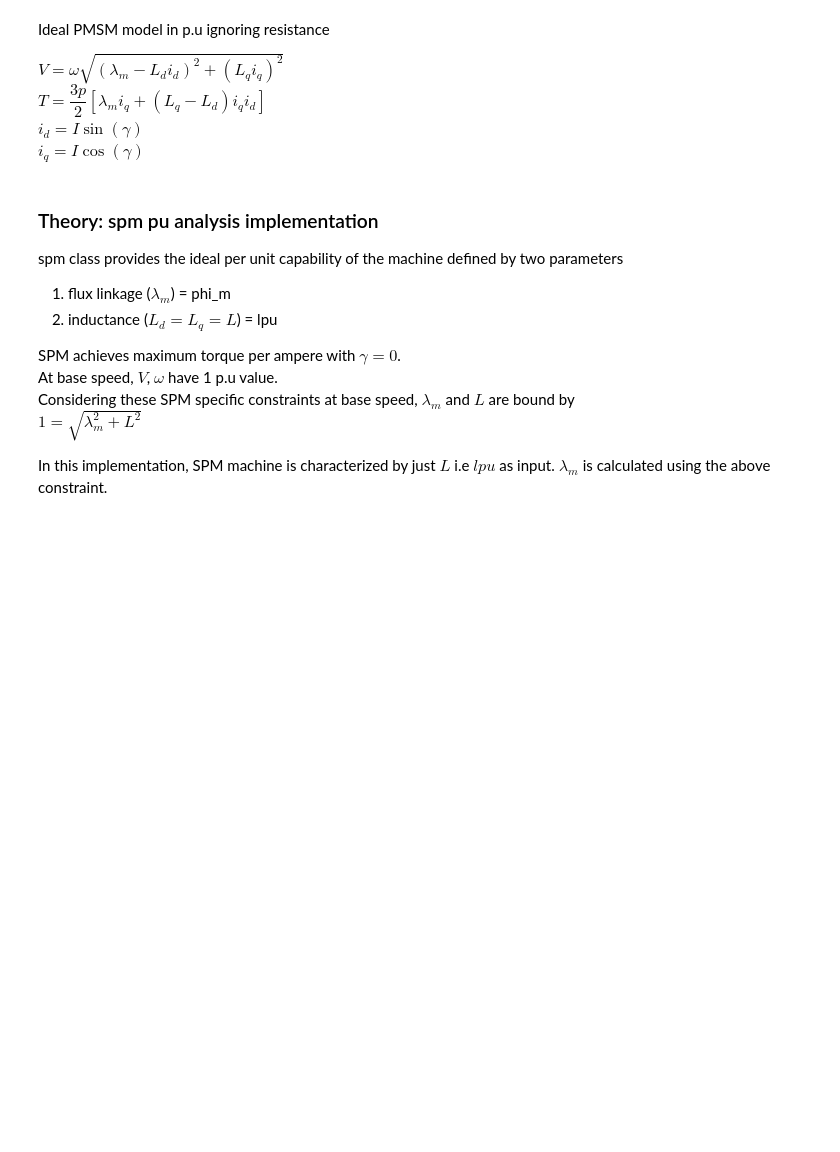
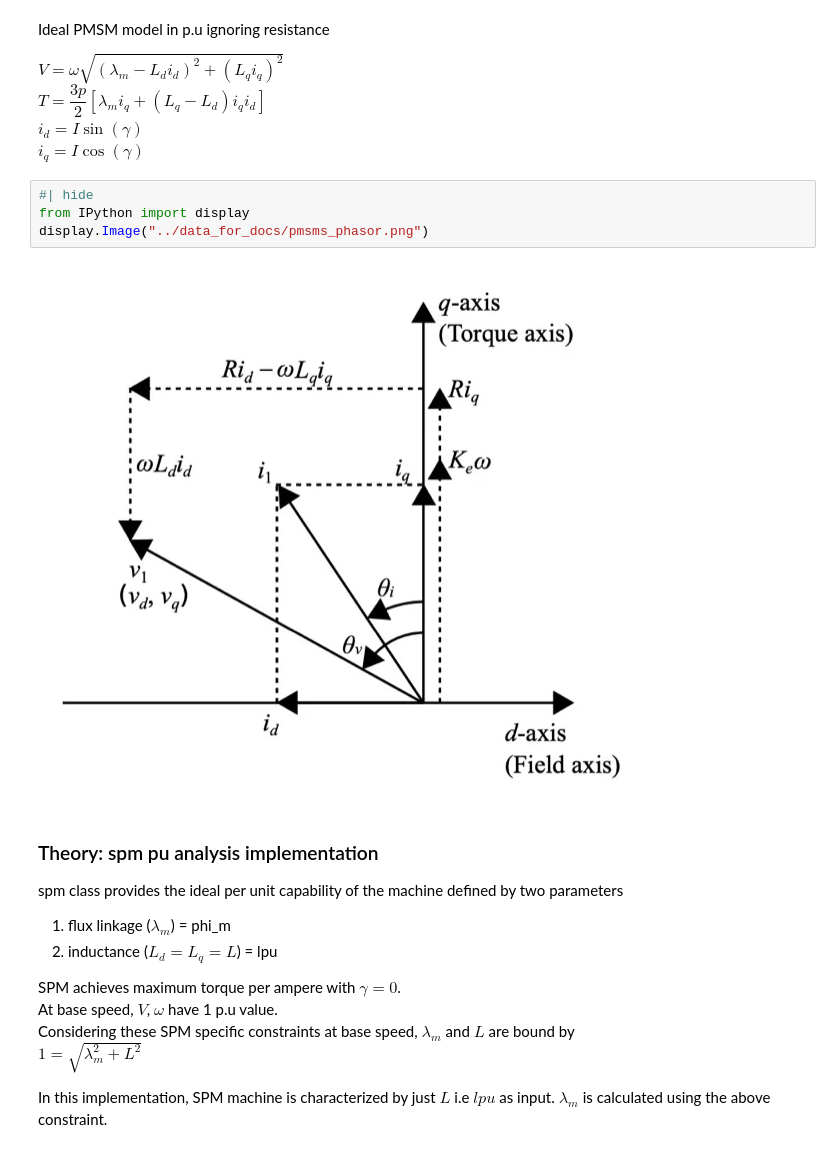
Before and after one commit to NaveenDeepak/emdtool, a Jupyter notebook: nbs/01_pu_pmsm.ipynb, the cells around one changed output. Cells and saved outputs as stored; diff of their text form; blank space fills up the shorter version.

Commit message:
first attempt at introducing images into the documentation

```diff
--- a/nbs/01_pu_pmsm.ipynb
+++ b/nbs/01_pu_pmsm.ipynb
@@ -20,6 +20,12 @@ $V = \omega \sqrt{ (\lambda_m - L_d i_d )^2 + (L_q i_q )^2 }$
 $T = \dfrac{3 p}{2} [\lambda_m i_q + (L_q - L_d)i_q i_d]$
 $i_d = I \sin(\gamma)$
 $i_q = I \cos(\gamma)$
+# %%
+#| hide
+from IPython import display
+display.Image("../data_for_docs/pmsms_phasor.png")
+# %% [output]
+[figure, added]
 # %% [markdown]
 ### Theory: spm pu analysis implementation
 spm class provides the ideal per unit capability of the machine defined by two parameters
```
Also changed, not shown: 6 other files.
